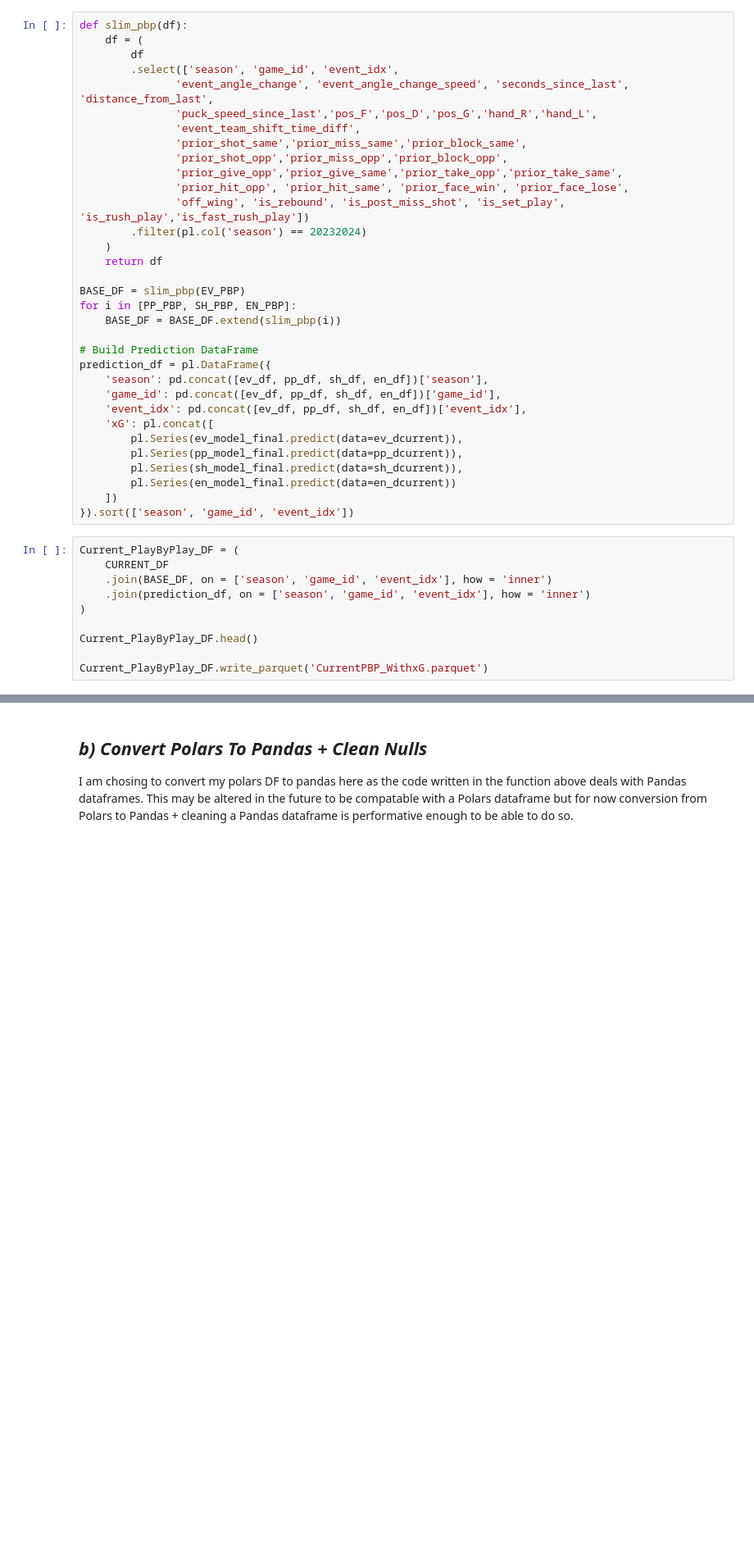
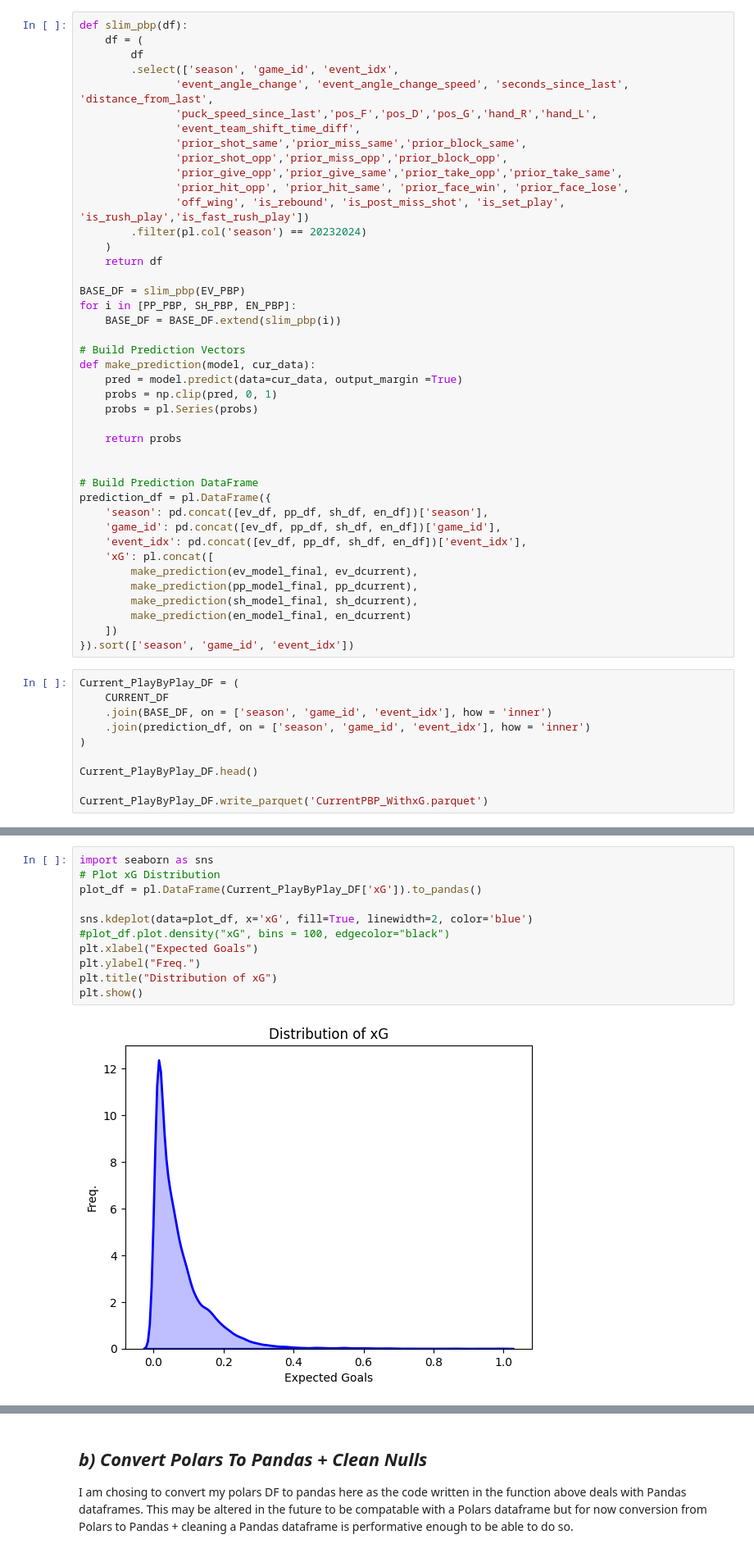
Before and after one commit to twinfield10/NHL-Data, a Jupyter notebook: NHL xG Model - Notebook.ipynb, the cells around one changed output, grey strips where cells are left out. Shown at 82% size. Cells and saved outputs as stored; diff of their text form; blank space fills up the shorter version.

```diff
--- a/NHL xG Model - Notebook.ipynb
+++ b/NHL xG Model - Notebook.ipynb
@@ -2157,16 +2138,25 @@ BASE_DF = slim_pbp(EV_PBP)
 for i in [PP_PBP, SH_PBP, EN_PBP]:
     BASE_DF = BASE_DF.extend(slim_pbp(i))
 
+# Build Prediction Vectors
+def make_prediction(model, cur_data):
+    pred = model.predict(data=cur_data, output_margin =True)
+    probs = np.clip(pred, 0, 1)
+    probs = pl.Series(probs)
+
+    return probs
+
+
 # Build Prediction DataFrame
 prediction_df = pl.DataFrame({
     'season': pd.concat([ev_df, pp_df, sh_df, en_df])['season'],
     'game_id': pd.concat([ev_df, pp_df, sh_df, en_df])['game_id'],
     'event_idx': pd.concat([ev_df, pp_df, sh_df, en_df])['event_idx'],
     'xG': pl.concat([
-        pl.Series(ev_model_final.predict(data=ev_dcurrent)),
-        pl.Series(pp_model_final.predict(data=pp_dcurrent)),
-        pl.Series(sh_model_final.predict(data=sh_dcurrent)),
-        pl.Series(en_model_final.predict(data=en_dcurrent))
+        make_prediction(ev_model_final, ev_dcurrent),
+        make_prediction(pp_model_final, pp_dcurrent),
+        make_prediction(sh_model_final, sh_dcurrent),
+        make_prediction(en_model_final, en_dcurrent)
     ])
 }).sort(['season', 'game_id', 'event_idx'])
 # %%
@@ -2182,3 +2176,16 @@ Current_PlayByPlay_DF.write_parquet('CurrentPBP_WithxG.parquet')
+# %%
+import seaborn as sns
+# Plot xG Distribution
+plot_df = pl.DataFrame(Current_PlayByPlay_DF['xG']).to_pandas()
+
+sns.kdeplot(data=plot_df, x='xG', fill=True, linewidth=2, color='blue')
+#plot_df.plot.density("xG", bins = 100, edgecolor="black")
+plt.xlabel("Expected Goals")
+plt.ylabel("Freq.")
+plt.title("Distribution of xG")
+plt.show()
+# %% [output]
+[figure, added]
 # %%
 def analyize_model(model: xgb.core.Booster, dmat: xgb.core.DMatrix):
     """
```
Also changed, not shown: parts of 8 cells of this notebook, 18 other files.
